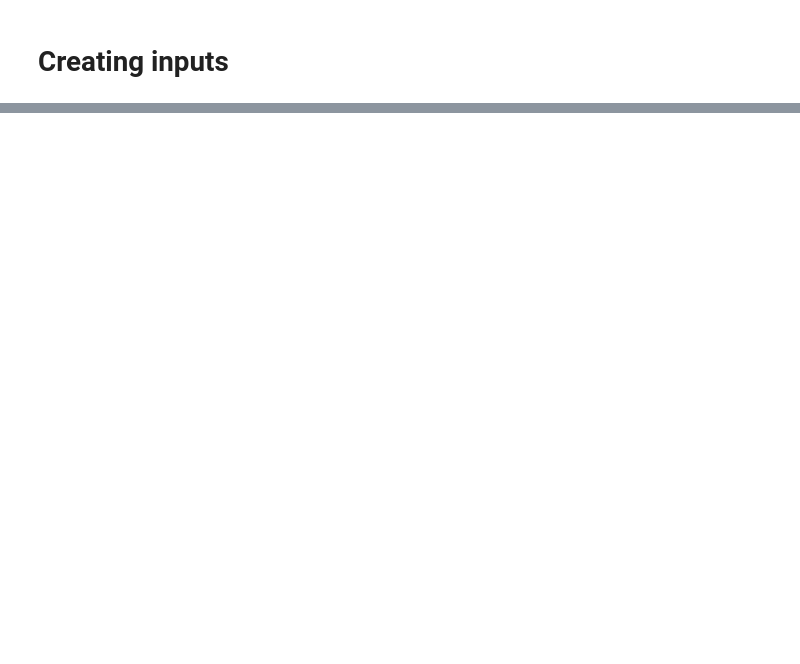
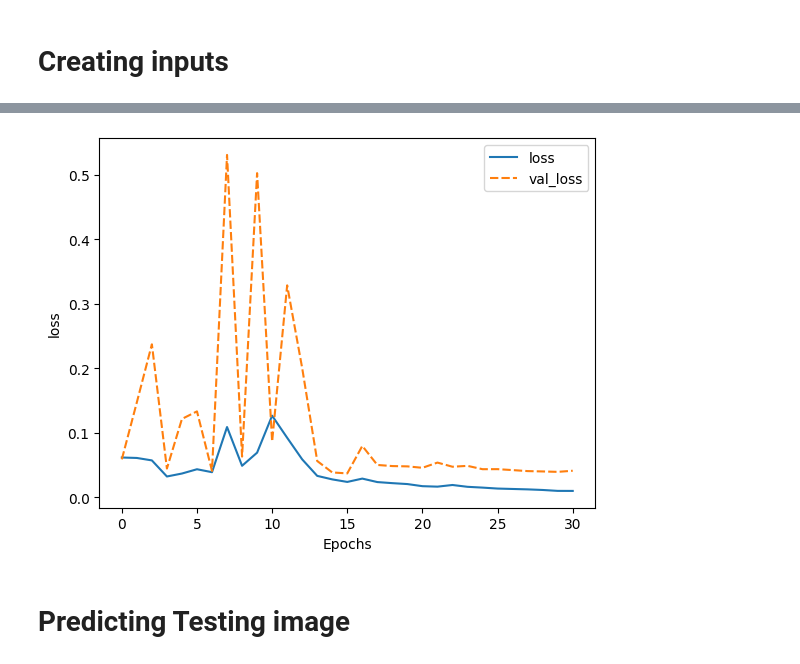
Before and after one commit to Shreyas1018/WildFireDetection, a Jupyter notebook: Wildfire.ipynb, the cells around one changed output, grey strips where cells are left out. Drawn from its saved outputs; the diff is of its cells as text; code cells hidden in the pictures; blank space fills up the shorter version.

```diff
--- a/Wildfire.ipynb
+++ b/Wildfire.ipynb
@@ -184,0 +157,16 @@ model.compile(optimizer=tf.keras.optimizers.Adam(),
+# %%
+early_stopping = tf.keras.callbacks.EarlyStopping(
+    patience = 15,
+    restore_best_weights = True,
+    verbose = 1,
+    min_delta = 0.001,
+)
+# %%
+EPOCHS = 100
+BATCH_SIZE = 32
+# %%
+history = model.fit(X_train, y_train,
+          validation_data = (X_valid, y_valid),
+          callbacks = [early_stopping],
+          batch_size = BATCH_SIZE,
+          epochs = EPOCHS)
@@ -184,0 +194,2 @@ model.compile(optimizer=tf.keras.optimizers.Adam(),
+# %%
+history_df = pd.DataFrame(history.history)
@@ -184,0 +201,9 @@ model.compile(optimizer=tf.keras.optimizers.Adam(),
+# %%
+sns.lineplot(data = history_df.loc[:, ['loss', 'val_loss']])
+plt.xlabel('Epochs')
+plt.ylabel('loss')
+plt.show()
+# %% [output]
+[figure, added]
+# %% [markdown]
+# Predicting Testing image
```
Also changed, not shown: parts of 24 cells of this notebook.
